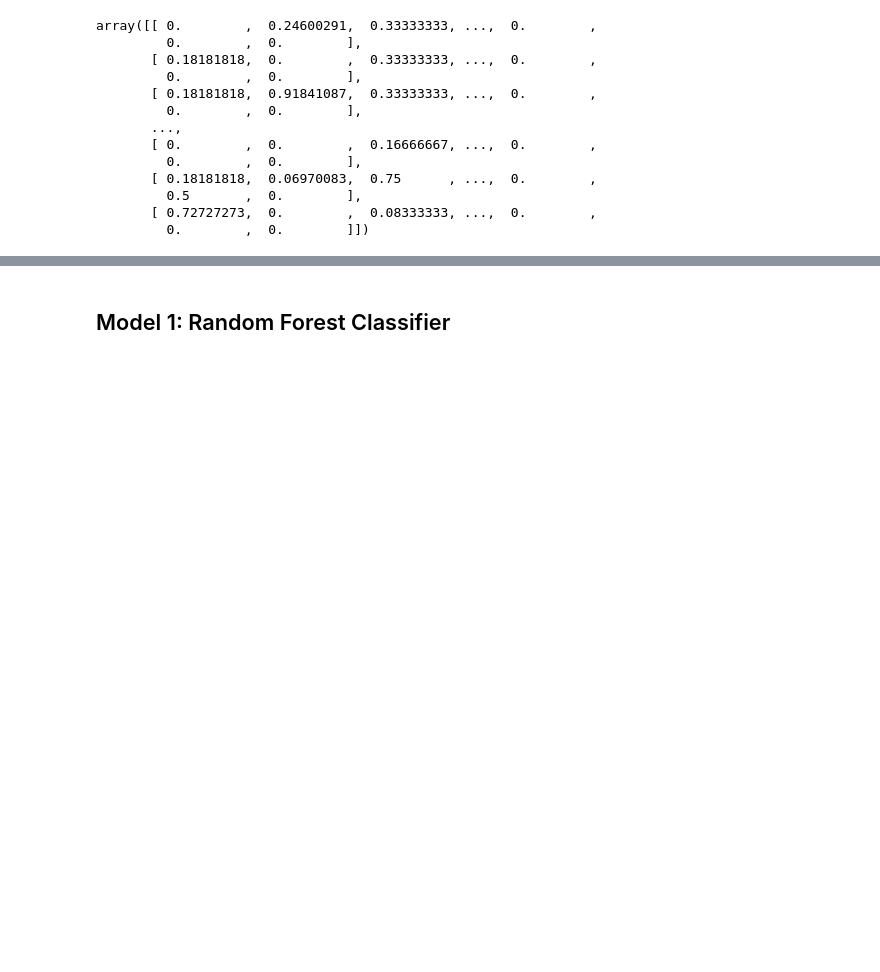
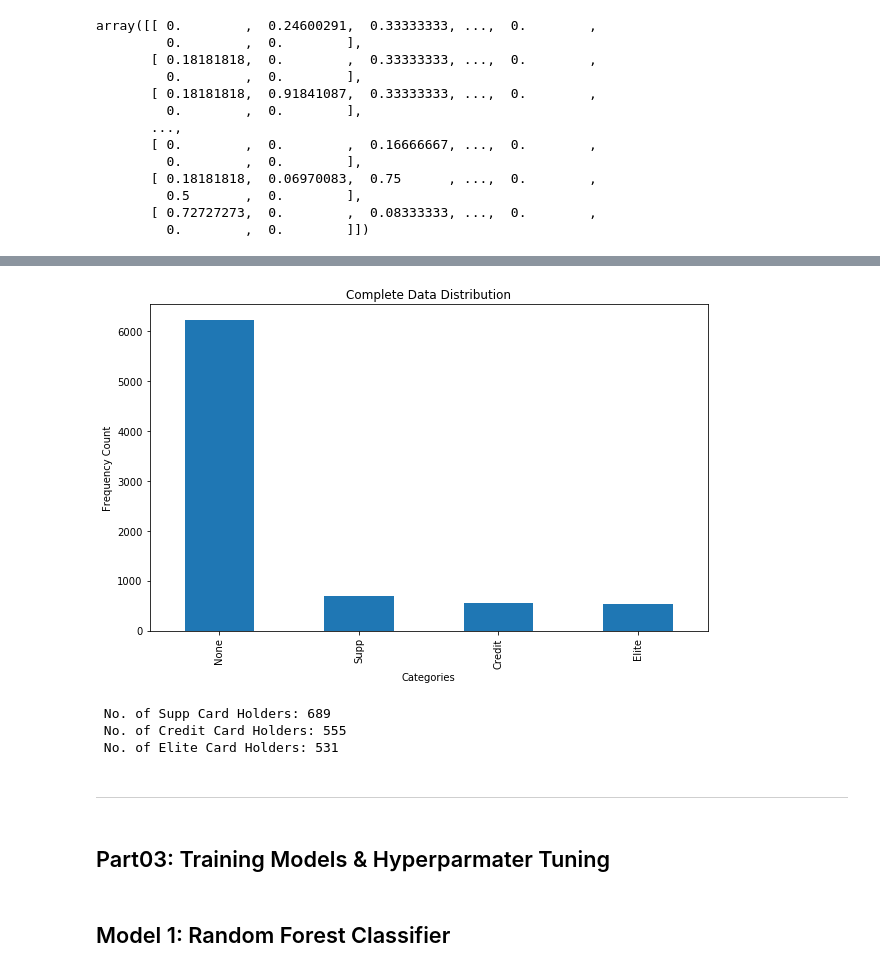
Before and after one commit to rohanchopra/Envible-Analyze-This-2017, a Jupyter notebook: Basic Data Wrangling.ipynb, the cells around one changed output, grey strips where cells are left out. Drawn from its saved outputs; the diff is of its cells as text; code cells hidden in the pictures; blank space fills up the shorter version.

```diff
--- a/Basic Data Wrangling.ipynb
+++ b/Basic Data Wrangling.ipynb
@@ -133,3 +159,23 @@ array([[ 0.        ,  0.24600291,  0.33333333, ...,  0.        ,
+# %%
+plt.figure(figsize=(10,6))
+y2.pred.value_counts().plot(kind='bar')
+plt.title('Complete Data Distribution')
+plt.xlabel('Categories')
+plt.ylabel('Frequency Count')
+plt.show()
+
+print " No. of Supp Card Holders:", len(y2[y2['pred']=='Supp'])
+print " No. of Credit Card Holders:", len(y2[y2['pred']=='Credit'])
+print " No. of Elite Card Holders:", len(y2[y2['pred']=='Elite'])
+# %% [output]
+[figure, added]
+ No. of Supp Card Holders: 689
+ No. of Credit Card Holders: 555
+ No. of Elite Card Holders: 531
+# %% [markdown]
+___
+# %% [markdown]
+## Part03: Training Models & Hyperparmater Tuning
 # %% [markdown]
 ## Model 1: Random Forest Classifier
 # %%
```
Also changed, not shown: parts of 40 cells of this notebook.
